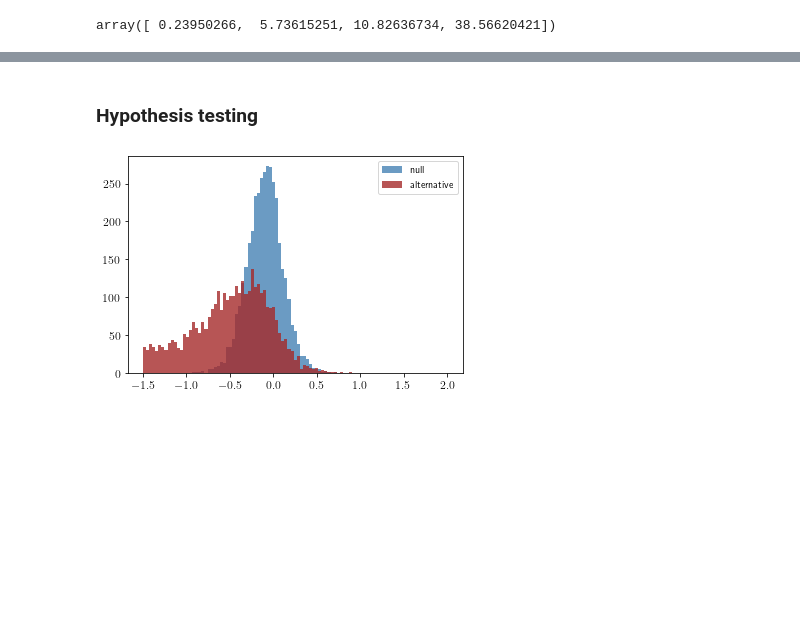
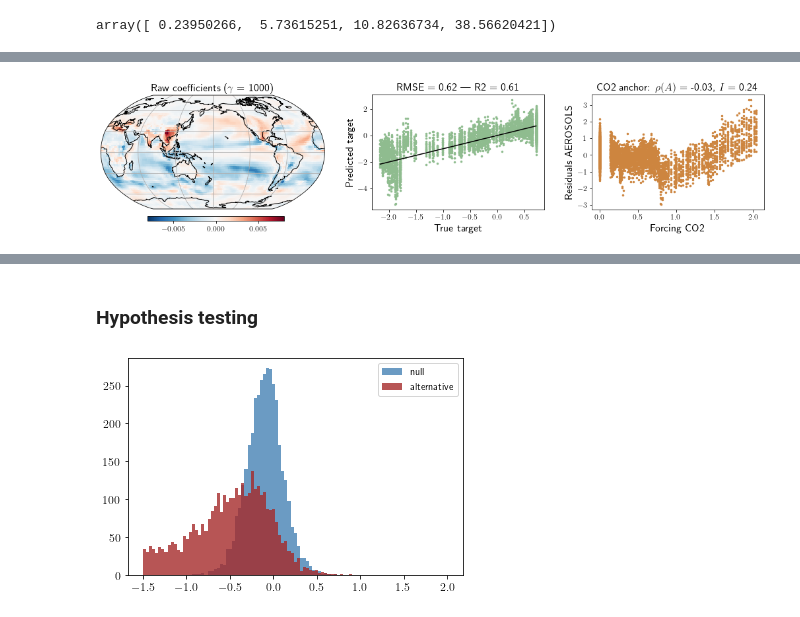
Before and after one commit to eszekely/robustDA, a Jupyter notebook: notebooks/CMIP6_dashlarge.ipynb, the cells around one changed output, grey strips where cells are left out. Saved outputs shown, nothing was run; the diff lists cells and outputs as text; code cells hidden in the pictures; blank space fills up the shorter version.

```diff
--- a/notebooks/CMIP6_dashlarge.ipynb
+++ b/notebooks/CMIP6_dashlarge.ipynb
@@ -96,0 +102,7 @@ anchor_regression.make_plots(dict_models, coefRaw, y_test_pred, dict_models["y_a
+# %%
+coefRaw, y_test_true, y_test_pred, mse = anchor_regression.anchor_regression_estimator(
+    dict_models, gamma, h_anchors, 38, method = "ridge")
+anchor_regression.make_plots(dict_models, coefRaw, y_test_true, y_test_pred, dict_models["y_anchor_test"],
+        gamma, params_climate["target"], params_climate["anchor"], h_anchors, filename = "aer_co2_gamma1000.pdf")
+# %% [output]
+[figure, added]
```
Also changed, not shown: parts of 36 cells of this notebook, 5 other files.
